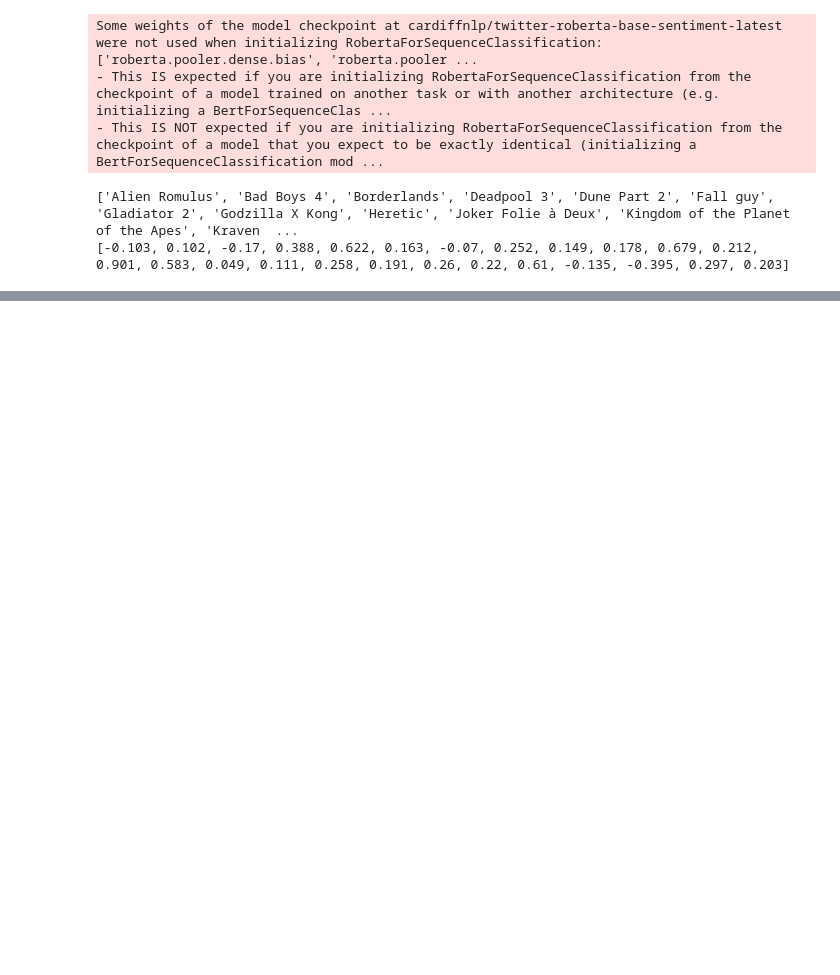
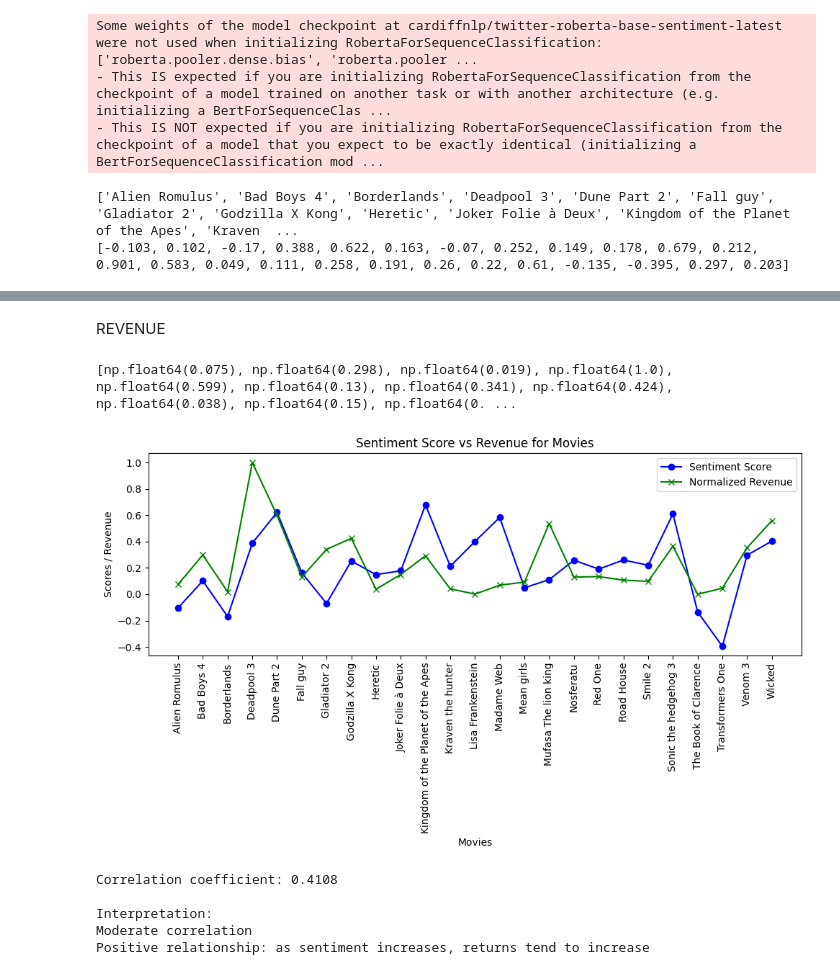
Before and after one commit to Awod47/cine-hype-index, a Jupyter notebook: src/sentiment.ipynb, the cells around one changed output, grey strips where cells are left out. Drawn from its saved outputs; the diff is of its cells as text; code cells hidden in the pictures; blank space fills up the shorter version.

```diff
--- a/src/sentiment.ipynb
+++ b/src/sentiment.ipynb
@@ -178,3 +158,57 @@ Correlation coefficient: 0.2431
 Interpretation:
 Weak correlation
 Positive relationship: as sentiment increases, returns tend to increase
+# %% [markdown]
+REVENUE
+# %%
+min_val = np.min(revenue_list)
+max_val = np.max(revenue_list)
+
+normalized_revenue = [round(((x - min_val) / (max_val - min_val)), 3) for x in revenue_list]
+
+print(normalized_revenue)
+# %% [output]
+[np.float64(0.075), np.float64(0.298), np.float64(0.019), np.float64(1.0), np.float64(0.599), np.float64(0.13), np.float64(0.341), np.float64(0.424), np.float64(0.038), np.float64(0.15), np.float64(0. ...
+# %%
+plt.figure(figsize=(10,6))
+
+plt.plot(movies_list, sentiment_scores, label='Sentiment Score', color='b', marker='o')
+plt.plot(movies_list, normalized_revenue, label='Normalized Revenue', color='g', marker='x')
+
+
+plt.xticks(rotation=90)
+plt.xlabel('Movies')
+plt.ylabel('Scores / Revenue')
+plt.title('Sentiment Score vs Revenue for Movies')
+
+
+plt.legend()
+
+
+plt.tight_layout()
+plt.show()
+# %% [output]
+[figure, added]
+# %%
+# Calculate Pearson correlation coefficient
+rev_correlation = np.corrcoef(sentiment_scores, revenue_list)[0, 1]
+
+print(f"Correlation coefficient: {rev_correlation:.4f}")
+print(f"\nInterpretation:")
+if abs(rev_correlation) < 0.3:
+    print("Weak correlation")
+elif abs(rev_correlation) < 0.7:
+    print("Moderate correlation")
+else:
+    print("Strong correlation")
+
+if rev_correlation > 0:
+    print("Positive relationship: as sentiment increases, returns tend to increase")
+else:
+    print("Negative relationship: as sentiment increases, returns tend to decrease")
+# %% [output]
+Correlation coefficient: 0.4108
+
+Interpretation:
+Moderate correlation
+Positive relationship: as sentiment increases, returns tend to increase
```
Also changed, not shown: parts of 9 cells of this notebook, 3 other files.
